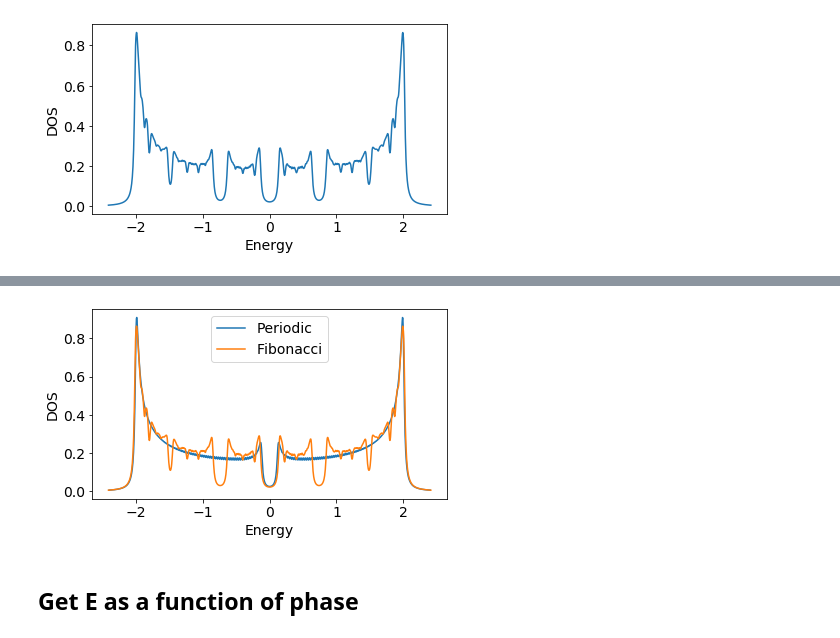
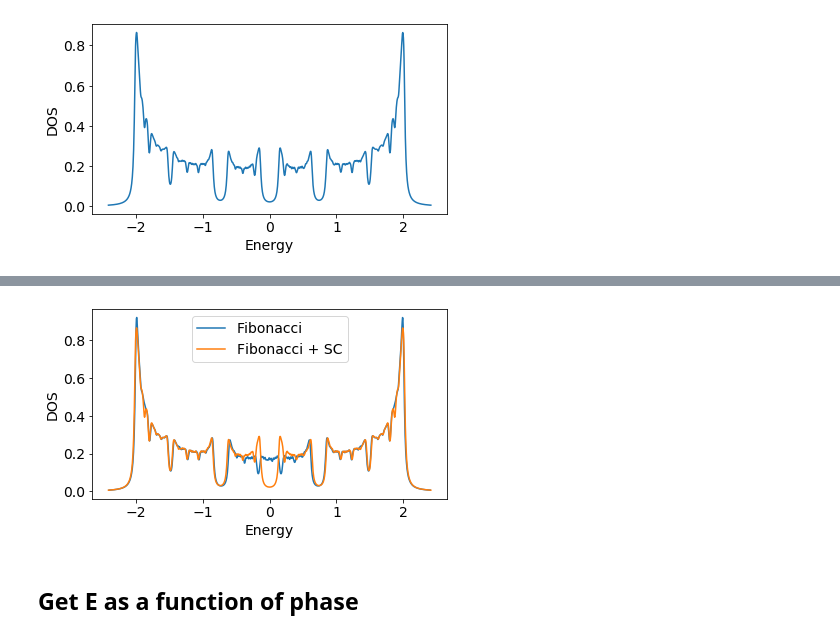
Before and after one commit to gautamra/Superconducting-Fibonacci-chain, a Jupyter notebook: SC-Fibonacci-library.ipynb, the cells around one changed output, grey strips where cells are left out. Cells and saved outputs as stored; diff of their text form; code cells hidden in the pictures.

```diff
--- a/SC-Fibonacci-library.ipynb
+++ b/SC-Fibonacci-library.ipynb
@@ -76,6 +80,7 @@ class TBmodel:
         self.ts, self.us, self.vs = ts, us, vs
         self.Delta = np.array([1]*self.LL)
         self.Pot = np.zeros(self.LL)
+        self.thetas = np.zeros(self.LL)
 
     def onsite(self, site, Delta, Pot):
         (x,y) = site.tag
@@ -84,7 +89,7 @@ class TBmodel:
     def hopping(self,site1,site2):
         (x2,y2) = site2.tag
         (x1,y1) = site1.tag
-        return self.ts[x1]*tau_z
+        return self.ts[x1]*tau_z*np.exp(1j*self.thetas[x1])
 
     def make_syst(self):
         self.syst = kwant.Builder()
@@ -200,11 +205,14 @@ class simple_ring(TBmodel):
 
         self.make_syst()
 
+    def add_hopping_phases(self, thetas):
+        self.thetas = np.array(thetas)
+
     def get_current_para(self):
         current_para = np.zeros(self.LL, dtype = "complex128")
         for ee, uvec, vvec in zip(self.evals, self.uvecs.T, self.vvecs.T):
-            current_para += np.real(2*Fermi(ee, beta = self.beta)*self.ts*uvec*np.roll(uvec,-1).conjugate()
-#                                     + 2*(1-Fermi(ee, beta = self.beta))*self.ts*vvec*np.roll(vvec,-1).conjugate()
+            current_para += np.real(2*Fermi(ee, beta = self.beta)*self.thetas*self.ts*uvec*np.roll(uvec,-1).conjugate()
+                                    + 2*(1-Fermi(ee, beta = self.beta))*self.thetas*self.ts*vvec*np.roll(vvec,-1).conjugate()
                                    )
         self.current_para = current_para
         return current_para
@@ -355,15 +364,15 @@ plt.savefig("DOS_temp_FC.png")
 # %% [output]
 [figure]
 # %%
-chain = chainFC(n = n, phi = phi, v = -1.5, u = 0.75, w = 0, PBC = True, phase = 0)
+chain = chainFC(n = n, phi = phi, v = 0, u = 0, w = 0.1, PBC = True, phase = 0)
 Model2 = simple_ring(chain)
 Model2.iterate()
 DOS2, eex2 = Model2.get_DOS(gam = 0.02)
 
 fig, ax = plt.subplots()
 
-ax.plot(eex2, DOS2, label = "Periodic")
-ax.plot(eex, DOS, label = "Fibonacci")
+ax.plot(eex2, DOS2, label = "Fibonacci")
+ax.plot(eex, DOS, label = "Fibonacci + SC")
 ax.set_xlabel("Energy")
 ax.set_ylabel("DOS")
 ax.legend()
@@ -374,4 +383,4 @@ Convergence took 23 iterations
-[figure, old version]
+[figure, new version]
 # %% [markdown]
 ## Get E as a function of phase
 # %%
```
Also changed, not shown: parts of 3 cells of this notebook, 1 other file.
